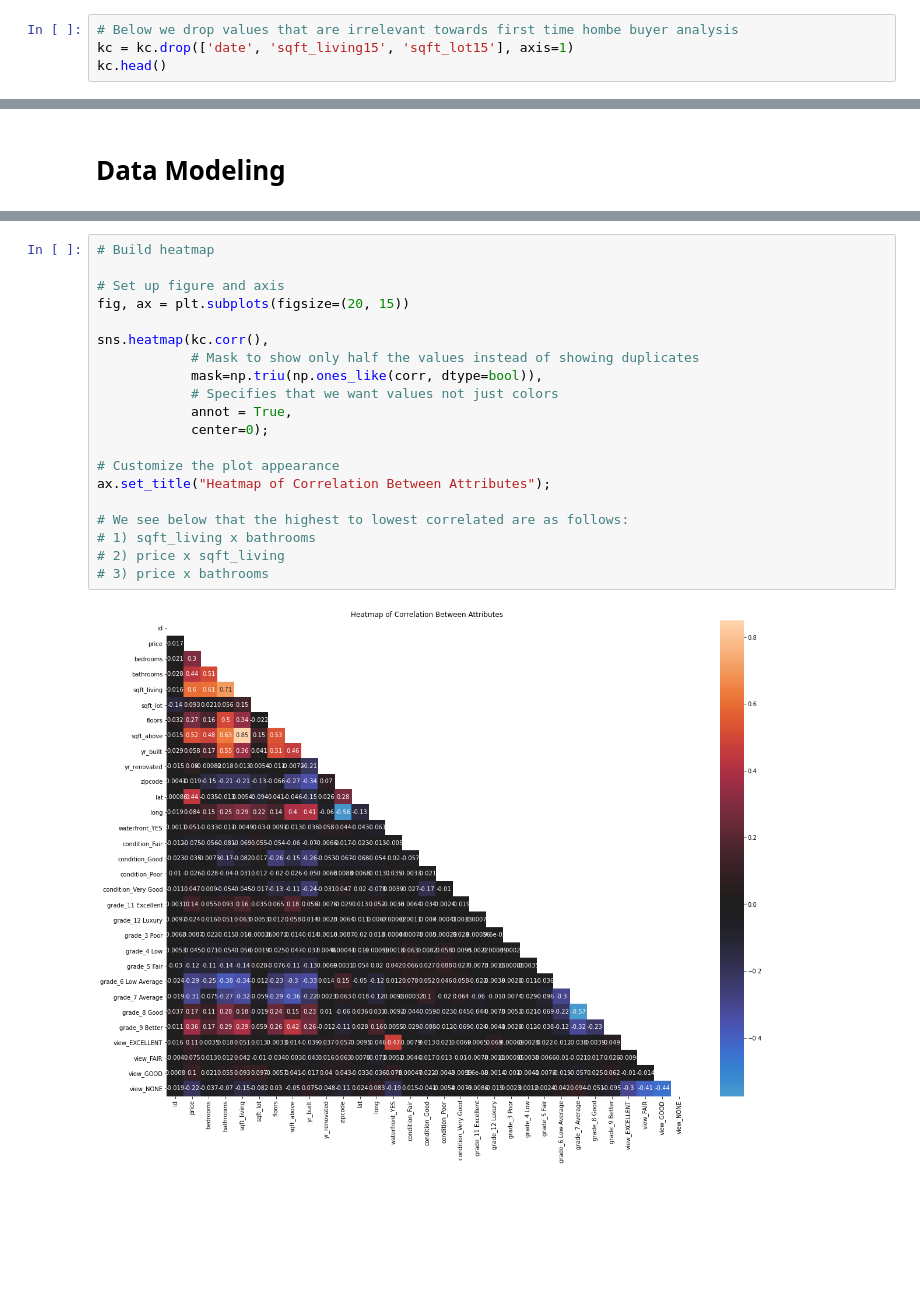
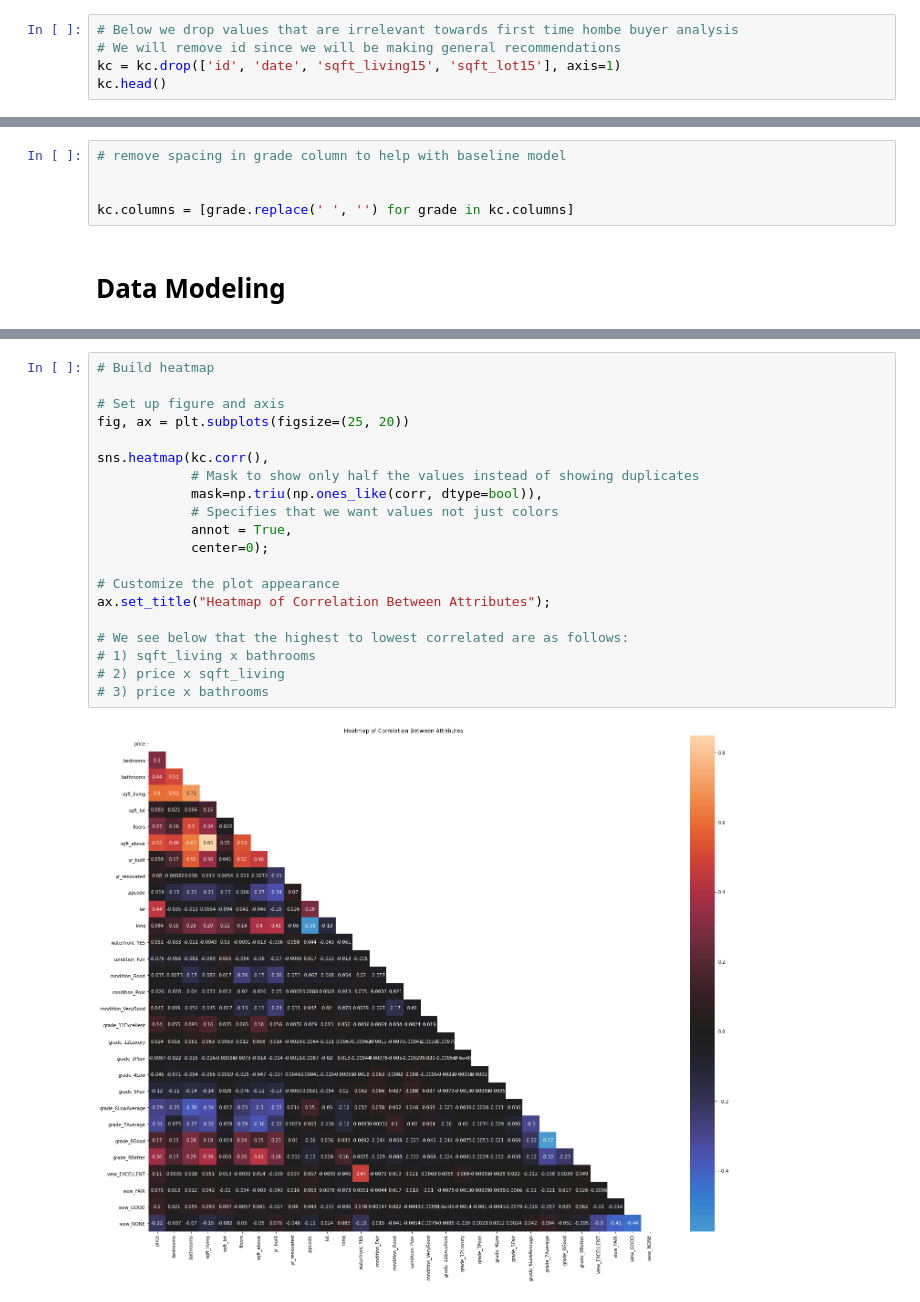
Before and after one commit to ashakeri92/dsc-phase-2-project-v2-3, a Jupyter notebook: Analysis.ipynb, the cells around one changed output, grey strips where cells are left out. Cells and saved outputs as stored; diff of their text form; blank space fills up the shorter version.

```diff
--- a/Analysis.ipynb
+++ b/Analysis.ipynb
@@ -53,6 +53,7 @@ dtypes: float64(6), int64(9), object(6)
 memory usage: 3.5+ MB
 # %%
 # Below we drop values that are irrelevant towards first time hombe buyer analysis
-kc = kc.drop(['date', 'sqft_living15', 'sqft_lot15'], axis=1)
+# We will remove id since we will be making general recommendations
+kc = kc.drop(['id', 'date', 'sqft_living15', 'sqft_lot15'], axis=1)
 kc.head()
 # %% [output]
@@ -154,3 +155,8 @@ corr
+# %%
+# remove spacing in grade column to help with baseline model
+
+
+kc.columns = [grade.replace(' ', '') for grade in kc.columns]
 # %% [markdown]
 # Data Modeling
 # %%
@@ -170,23 +187,23 @@ kc.describe()
 # %%
 # Build heatmap
 
 # Set up figure and axis
-fig, ax = plt.subplots(figsize=(20, 15))
+fig, ax = plt.subplots(figsize=(25, 20))
 
 sns.heatmap(kc.corr(),
             # Mask to show only half the values instead of showing duplicates
             mask=np.triu(np.ones_like(corr, dtype=bool)),
             # Specifies that we want values not just colors
             annot = True,
             center=0);
 
 # Customize the plot appearance
 ax.set_title("Heatmap of Correlation Between Attributes");
 
 # We see below that the highest to lowest correlated are as follows:
 # 1) sqft_living x bathrooms
 # 2) price x sqft_living
 # 3) price x bathrooms
 # %% [output]
-[figure, old version]
+[figure, new version]
 # %%
```
Also changed, not shown: parts of 20 cells of this notebook.
